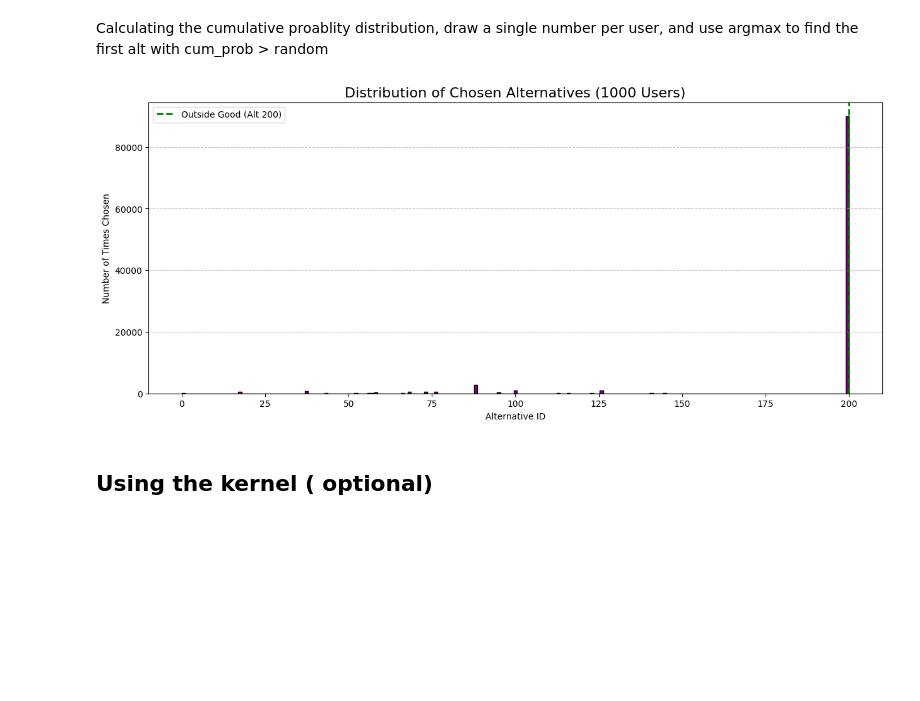
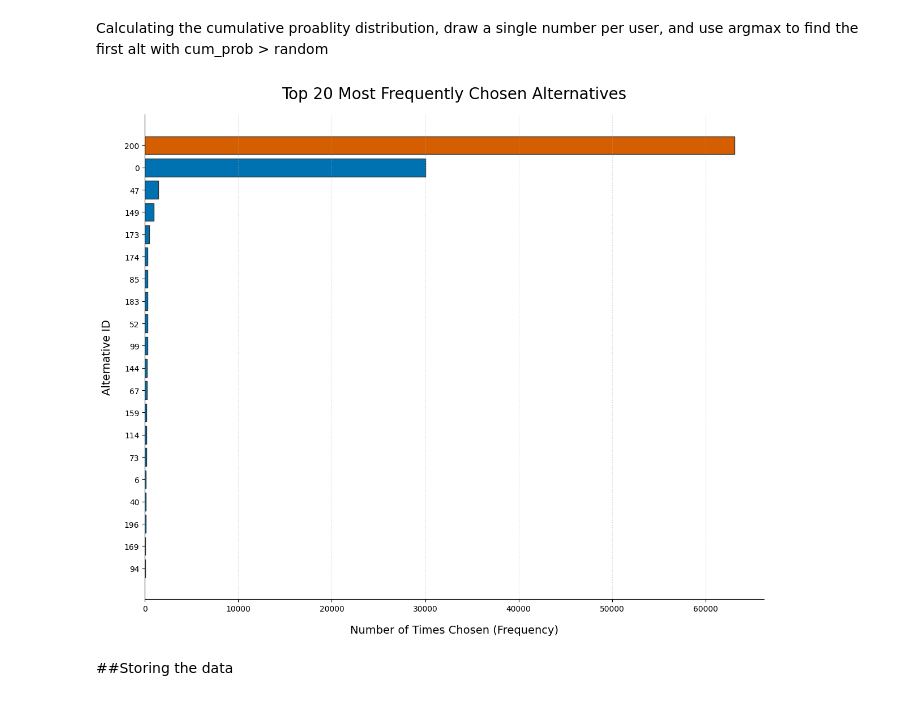
Before and after one commit to drabastomek/datagen, a Jupyter notebook: domino_draft.ipynb, the cells around one changed output. Cells and saved outputs as stored; diff of their text form; code cells hidden in the pictures; blank space fills up the shorter version.

```diff
--- a/domino_draft.ipynb
+++ b/domino_draft.ipynb
@@ -303,17 +156,48 @@ choices = cp.argmax(sum_probs > random_draw, axis=1)
-# %%
-import cudf
-import matplotlib.pyplot as plt
-
-plt.figure(figsize=(15, 6))
-plt.hist(choices.get(), bins=n_alternatives_total, color='purple', edgecolor='black')
-plt.title('Distribution of Chosen Alternatives (1000 Users)', fontsize=16)
-plt.xlabel('Alternative ID')
-plt.ylabel('Number of Times Chosen')
-plt.axvline(n_alternatives, color='green', linestyle='--', linewidth=2, label=f'Outside Good (Alt {n_alternatives})')
-plt.legend()
-plt.grid(axis='y', linestyle='--', alpha=0.7)
-plt.show()
-# %% [output]
-[figure, removed]
-# %% [markdown]
-## Using the kernel ( optional)
+# %%
+import pandas as pd
+import matplotlib.pyplot as plt
+import cupy as cp
+
+# Assuming 'choices' is a cupy array from the previous steps
+choices_s = pd.Series(choices.get(), name='counts')
+
+# --- Data Preparation for a Top N Chart ---
+# Calculate the frequency of each choice
+choice_counts = choices_s.value_counts()
+
+# Get the Top 20 most frequent choices. Use nlargest.
+top_n = 20
+top_choices = choice_counts.nlargest(top_n).sort_values(ascending=True)
+
+# --- Graph Customization ---
+main_color = '#0072B2'
+outside_good_color = '#D55E00'
+edge_color = '#333333'
+
+# Check if the outside good is in the top choices to color it differently
+colors = [outside_good_color if i == n_alternatives else main_color for i in top_choices.index]
+
+# Create the plot
+plt.figure(figsize=(12, 10)) # Adjusted for a vertical layout
+# Use plt.barh() for a horizontal bar chart
+plt.barh(range(len(top_choices)), top_choices.values, color=colors, edgecolor=edge_color)
+
+# --- Titles and Labels ---
+plt.title(f'Top {top_n} Most Frequently Chosen Alternatives', fontsize=20, pad=20)
+plt.xlabel('Number of Times Chosen (Frequency)', fontsize=14, labelpad=15)
+plt.ylabel('Alternative ID', fontsize=14, labelpad=15)
+
+# --- Ticks and Layout ---
+# Use the alternative IDs as the y-tick labels
+plt.yticks(range(len(top_choices)), top_choices.index)
+plt.gca().spines['top'].set_visible(False)
+plt.gca().spines['right'].set_visible(False)
+# Add a grid for easier value reading
+plt.grid(axis='x', linestyle=':', alpha=0.6)
+
+plt.tight_layout()
+plt.show()
+# %% [output]
+[figure, added]
+# %% [markdown]
+##Storing the data
```
Also changed, not shown: parts of 35 cells of this notebook.
